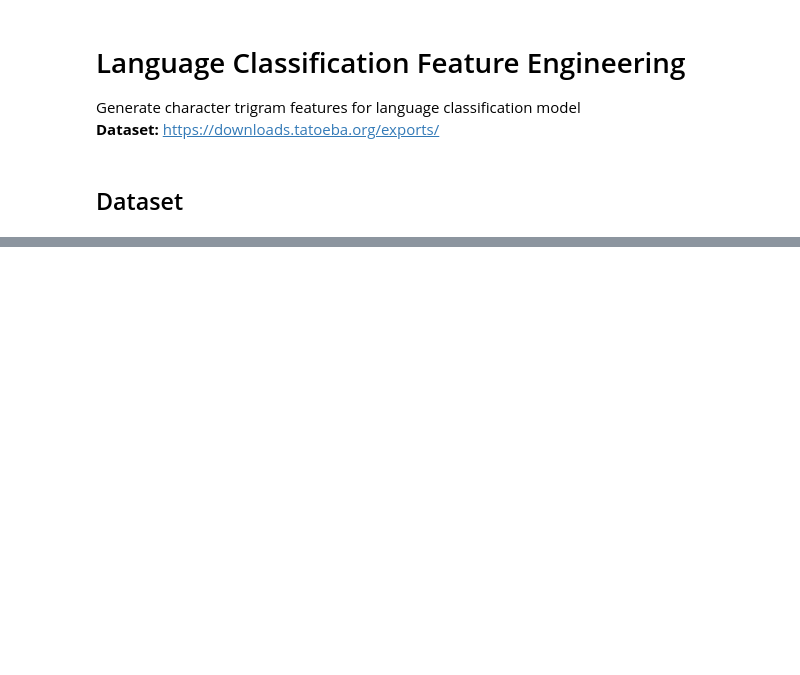
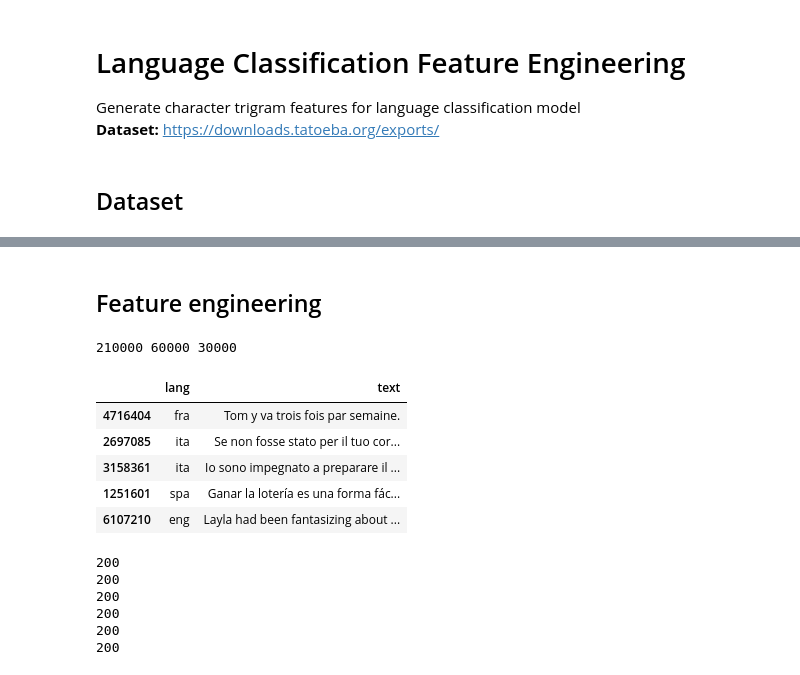
Before and after one commit to conorosully/medium-articles, a Jupyter notebook: src/lang_class_features.ipynb, the cells around one changed output, grey strips where cells are left out. Drawn from its saved outputs; the diff is of its cells as text; code cells hidden in the pictures; blank space fills up the shorter version.

Commit message:
Started feature engineering

```diff
--- a/src/lang_class_features.ipynb
+++ b/src/lang_class_features.ipynb
@@ -49,0 +48,16 @@ test.to_csv('../data/test.csv')
+# %% [markdown]
+## Feature engineering
+# %%
+train = pd.read_csv("../data/train.csv",index_col =0)
+valid = pd.read_csv("../data/valid.csv",index_col =0)
+test = pd.read_csv("../data/test.csv",index_col =0)
+print(len(train),len(valid),len(test))
+train.head()
+# %% [output]
+210000 60000 30000
+|  | lang | text |
+| 4716404 | fra | Tom y va trois fois par semaine. |
+| 2697085 | ita | Se non fosse stato per il tuo cor... |
+| 3158361 | ita | Io sono impegnato a preparare il ... |
+| 1251601 | spa | Ganar la lotería es una forma fác... |
+| 6107210 | eng | Layla had been fantasizing about ... |
@@ -49,0 +82,18 @@ test.to_csv('../data/test.csv')
+# %%
+features = {}
+for l in lang:
+
+
+        #get corpus filtered by language
+    corpus = train[train.lang==l]['text']
+
+
+    features[l] = get_features(corpus)
+    print(len(features[l]))
+# %% [output]
+200
+200
+200
+200
+200
+200
```
Also changed, not shown: parts of 10 cells of this notebook.
